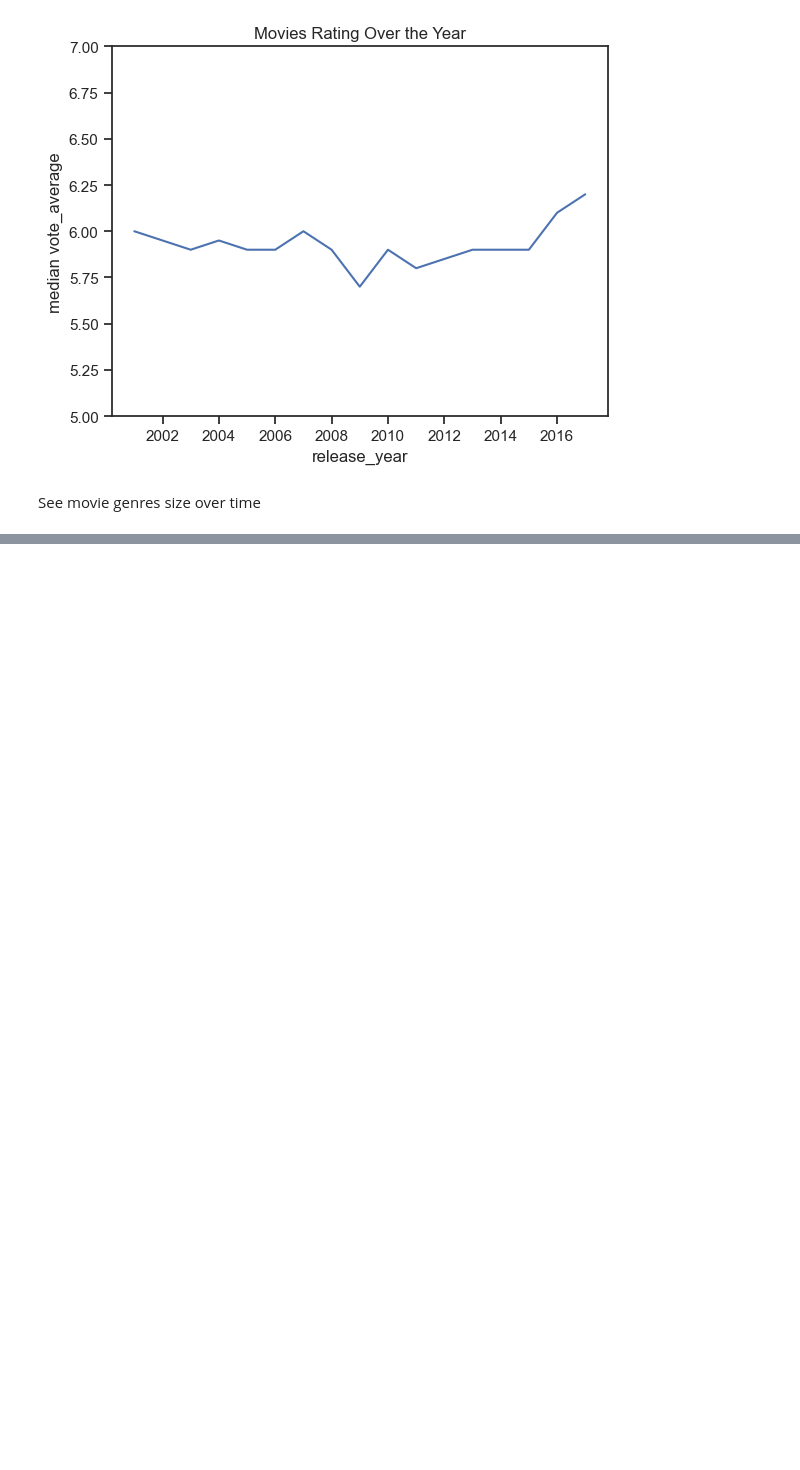
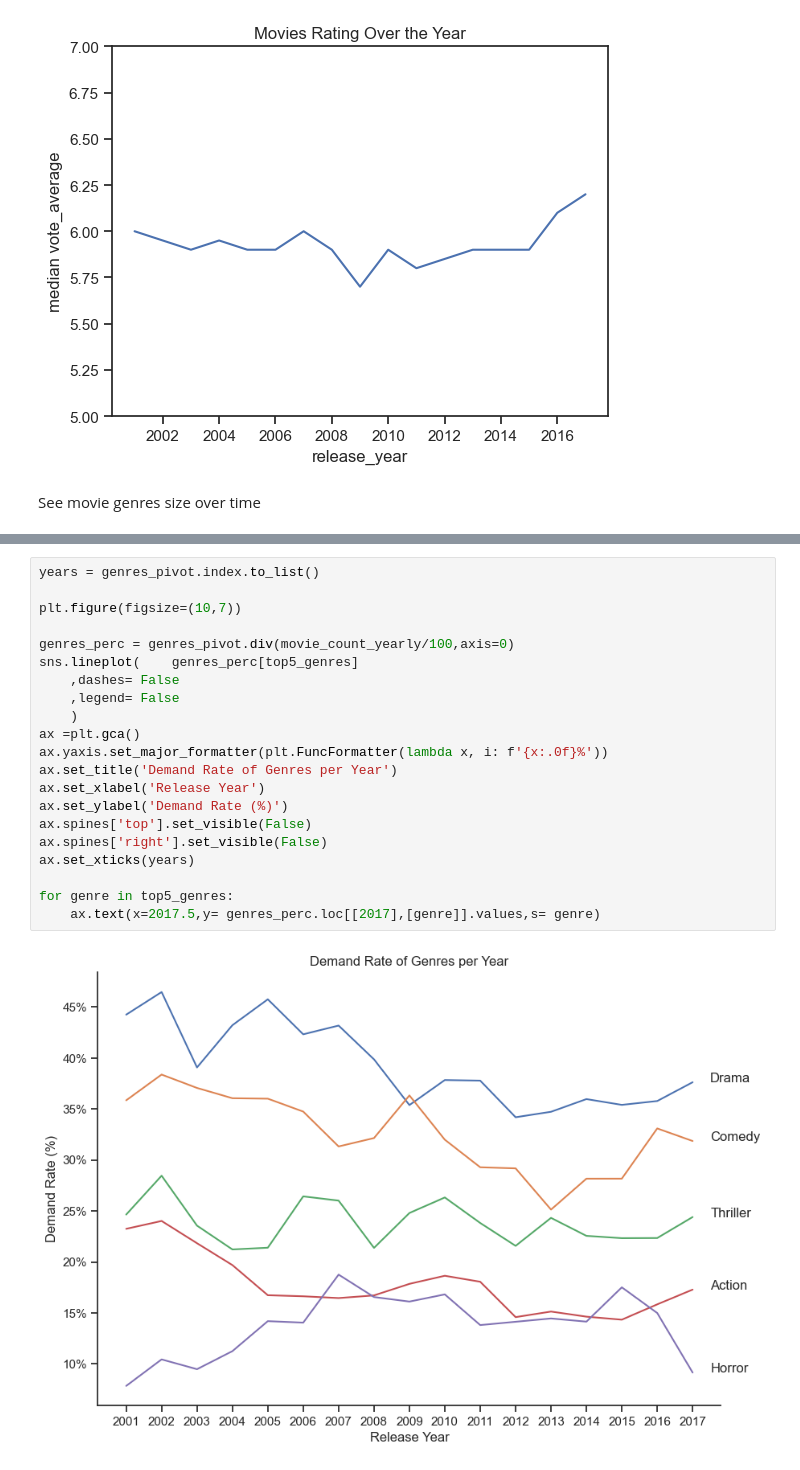
Before and after one commit to Jamil1016/Python_Project_Movie_Analysis, a Jupyter notebook: 1_Analysis/2_Exploratory_Data_Analysis.ipynb, the cells around one changed output, grey strips where cells are left out. Saved outputs shown, nothing was run; the diff lists cells and outputs as text; blank space fills up the shorter version.

```diff
--- a/1_Analysis/2_Exploratory_Data_Analysis.ipynb
+++ b/1_Analysis/2_Exploratory_Data_Analysis.ipynb
@@ -122,0 +151,23 @@ genres_pivot.plot(kind= 'line')
+# %%
+years = genres_pivot.index.to_list()
+
+plt.figure(figsize=(10,7))
+
+genres_perc = genres_pivot.div(movie_count_yearly/100,axis=0)
+sns.lineplot(    genres_perc[top5_genres]
+    ,dashes= False
+    ,legend= False
+    )
+ax =plt.gca()
+ax.yaxis.set_major_formatter(plt.FuncFormatter(lambda x, i: f'{x:.0f}%'))
+ax.set_title('Demand Rate of Genres per Year')
+ax.set_xlabel('Release Year')
+ax.set_ylabel('Demand Rate (%)')
+ax.spines['top'].set_visible(False)
+ax.spines['right'].set_visible(False)
+ax.set_xticks(years)
+
+for genre in top5_genres:
+    ax.text(x=2017.5,y= genres_perc.loc[[2017],[genre]].values,s= genre)
+# %% [output]
+[figure, added]
```
Also changed, not shown: parts of 20 cells of this notebook, 3 other files.
